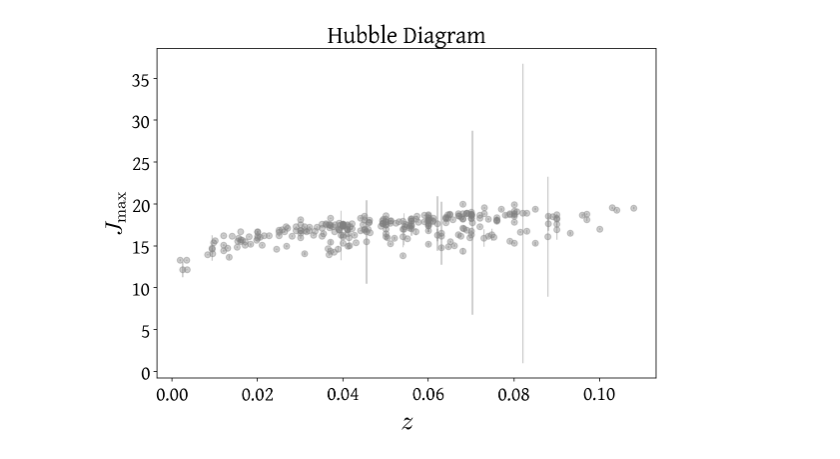
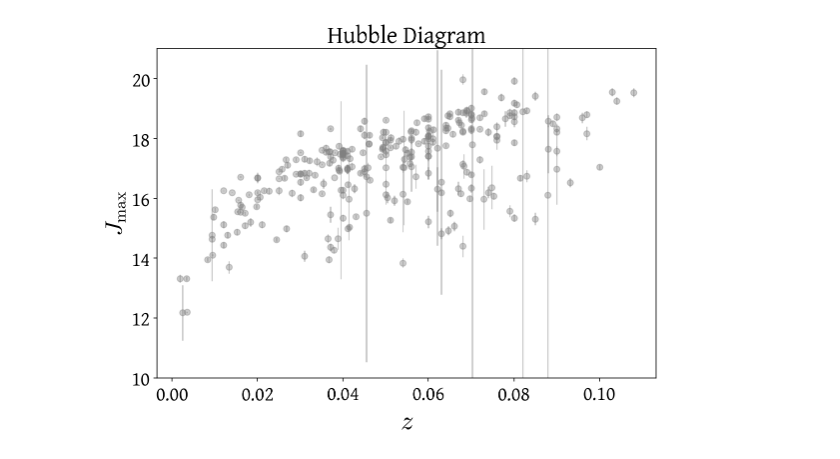
Before and after one commit to SNflows/flows-tools, a Jupyter notebook: Notebooks/2.hubble_diagram.ipynb, the cells around one changed output. Saved outputs shown, nothing was run; the diff lists cells and outputs as text; code cells hidden in the pictures.

```diff
--- a/Notebooks/2.hubble_diagram.ipynb
+++ b/Notebooks/2.hubble_diagram.ipynb
@@ -17,23 +14,27 @@ params_df = pd.read_csv('sn_parameters.csv')
 # %%
+band = 'J'
+params_df = pd.read_csv('sn_parameters.csv')
+
 z = params_df.z.values
 mag = params_df[f'{band}max'].values
 mag_err = params_df[f'{band}max_err'].values
 
 fig, ax = plt.subplots(figsize=(8, 6))
 
 
 # plot
 ax.errorbar(z, mag, yerr=mag_err,
             fmt='o', color='gray', alpha=0.4)
 
 # ax.axhline(0, color='k', ls='--', zorder=20)
 ax.set_xlabel('$z$', fontsize=26)
 ax.set_ylabel(r'$%s_{\rm max}$'%band, fontsize=24)
 ax.set_title('Hubble Diagram', fontsize=24)
 ax.tick_params(labelsize=20)
+ax.set_ylim(10, 21)
 
 fig.tight_layout()
 #plt.savefig(f'paper_plots/{param}_residuals.jpg')
 plt.show()
 # %% [output]
-[figure, old version]
+[figure, new version]
```
Also changed, not shown: parts of 1 cell of this notebook, 2 other files.
